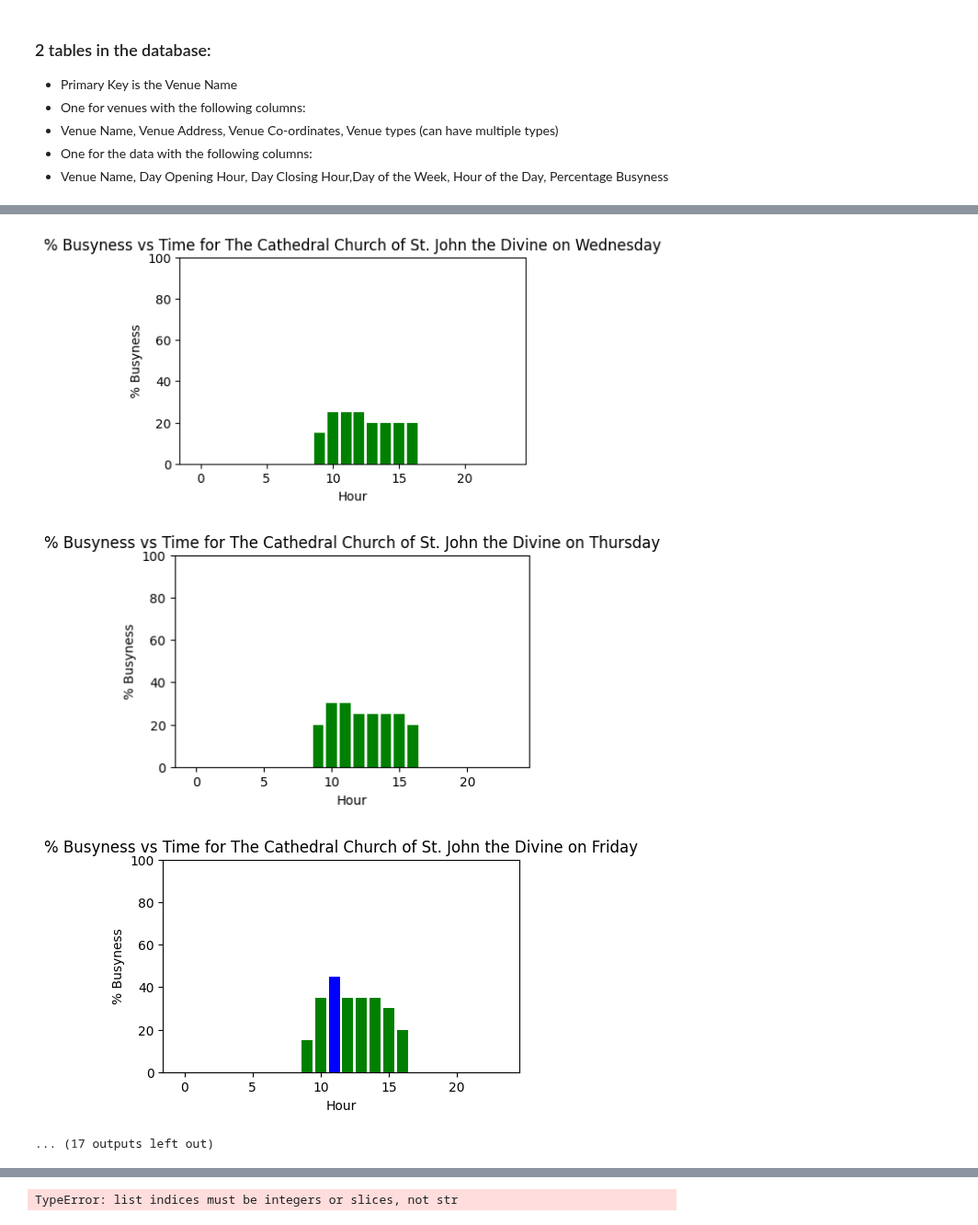
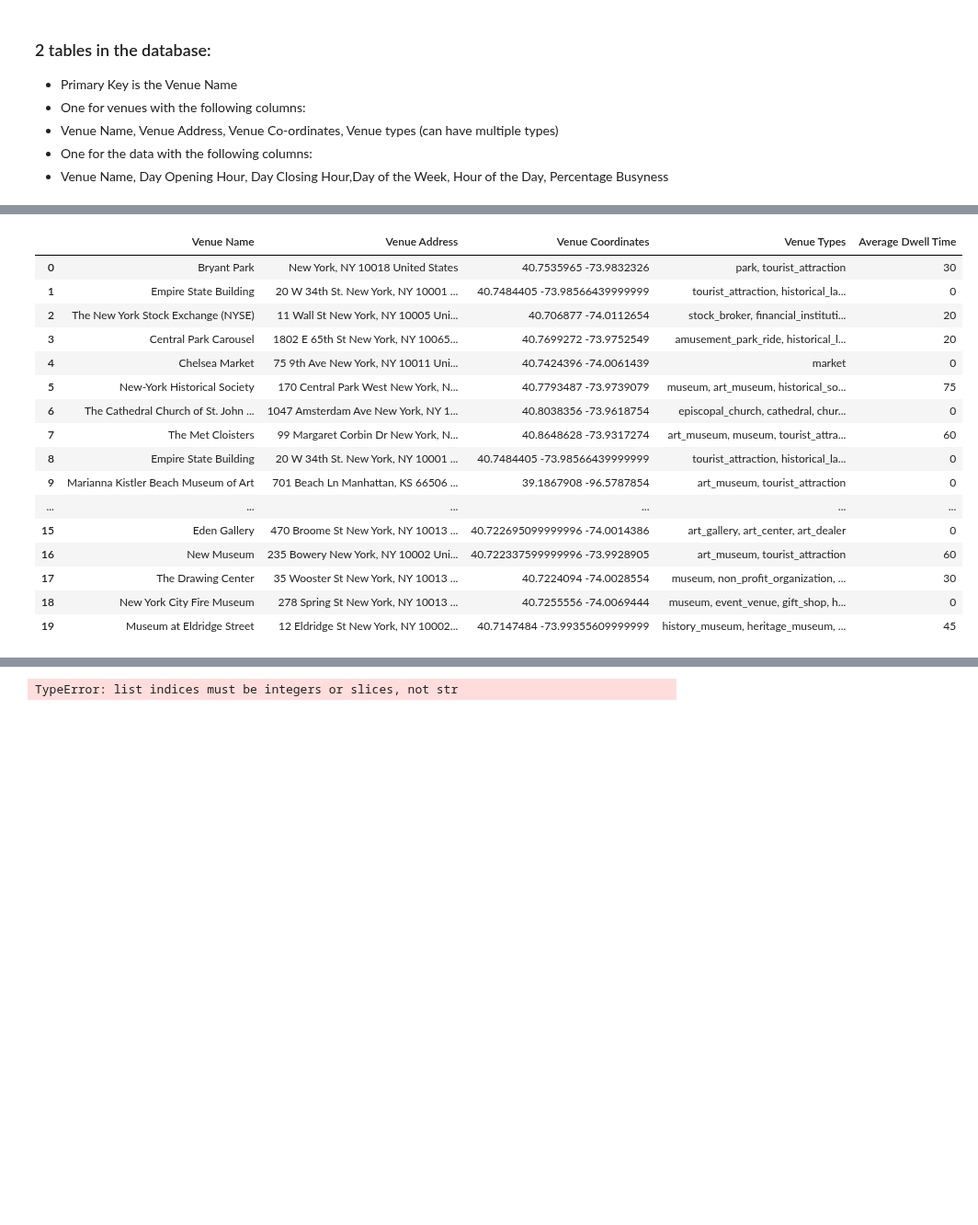
Before and after one commit to Fei117117/NYSeeNow, a Jupyter notebook: NYSeeNow-ML/BestTime/bestTimeNotebook.ipynb, the cells around one changed output, grey strips where cells are left out. Shown at 92% size. Drawn from its saved outputs; the diff is of its cells as text; code cells hidden in the pictures; blank space fills up the shorter version.

```diff
--- a/NYSeeNow-ML/BestTime/bestTimeNotebook.ipynb
+++ b/NYSeeNow-ML/BestTime/bestTimeNotebook.ipynb
@@ -51,21 +69,18 @@ import json
 # %%
 #Extracting data to be stored in json files
 # Read the JSON file with the 5 initial attractions responses
-with open('okResponses.json') as file:
+with open('okFullAddrAll.json') as file:
     ok_data = json.load(file)
-#read json file with first 10 attractions in large file
-with open('okFullAddr_1_10.json') as file:
-    ok_10_data = json.load(file)
 
 #number of venues
-num=4
+num=117
 # Create an empty DataFrame to store the venue data
 venue_data = pd.DataFrame(columns=['Venue Name', 'Venue Address', 'Venue Coordinates', 'Venue Types', 'Average Dwell Time'])
 busyness_data = pd.DataFrame(columns=['Venue Name','Opening Hour', 'Closing Hour', 'Day','Hour', 'Busyness'])
 
 #select the first venue
 for k in range(0,num):
-    data=ok_10_data[k]
+    data=ok_data[k]
 
     #populating the venue data array with valid info
     venue_name=data['venue_info']['venue_name']
@@ -104,23 +119,7 @@ for k in range(0,num):
             #append the busyness data to the DataFrame
             busyness_data.loc[k*168+i*24+j] = [venue_name, opening_time, closing_time, day, time, percentage_busyness]
 
-        #plot the time vs busyness:
-        plt.figure(figsize=(5, 3))
-        #color code the bars based on busyness percentage
-        colors = ['green' if p < 40 else 'blue' if p < 70 else 'red' for p in busy_data[i]]
-        plt.bar(time_data[i], busy_data[i], color=colors)
-        #plot as a coloured bar chart, the higher the number the more red it is
-        plt.bar(time_data[i], busy_data[i], color=colors)
 
-        #Add labels
-        plt.xlabel('Hour')
-        plt.ylabel('% Busyness')
-        plt.title('% Busyness vs Time for '+venue_name+ ' on '+ day)
-        #sttandardize % to 100 on y axis:
-        plt.ylim(0,100)
-        #Display the plot
-
-        plt.show()
 #show these tables nicely
 venue_data.head(20)
 # %% [output]
@@ -136,7 +126,20 @@ venue_data.head(20)
-[figure, removed]
-[figure, removed]
-[figure, removed]
-... (17 outputs left out)
+|  | Venue Name | Venue Address | Venue Coordinates | Venue Types | Average Dwell Time |
+| 0 | Bryant Park | New York, NY 10018 United States | 40.7535965 -73.9832326 | park, tourist_attraction | 30 |
+| 1 | Empire State Building | 20 W 34th St. New York, NY 10001 ... | 40.7484405 -73.98566439999999 | tourist_attraction, historical_la... | 0 |
+| 2 | The New York Stock Exchange (NYSE) | 11 Wall St New York, NY 10005 Uni... | 40.706877 -74.0112654 | stock_broker, financial_instituti... | 20 |
+| 3 | Central Park Carousel | 1802 E 65th St New York, NY 10065... | 40.7699272 -73.9752549 | amusement_park_ride, historical_l... | 20 |
+| 4 | Chelsea Market | 75 9th Ave New York, NY 10011 Uni... | 40.7424396 -74.0061439 | market | 0 |
+| 5 | New-York Historical Society | 170 Central Park West New York, N... | 40.7793487 -73.9739079 | museum, art_museum, historical_so... | 75 |
+| 6 | The Cathedral Church of St. John ... | 1047 Amsterdam Ave New York, NY 1... | 40.8038356 -73.9618754 | episcopal_church, cathedral, chur... | 0 |
+| 7 | The Met Cloisters | 99 Margaret Corbin Dr New York, N... | 40.8648628 -73.9317274 | art_museum, museum, tourist_attra... | 60 |
+| 8 | Empire State Building | 20 W 34th St. New York, NY 10001 ... | 40.7484405 -73.98566439999999 | tourist_attraction, historical_la... | 0 |
+| 9 | Marianna Kistler Beach Museum of Art | 701 Beach Ln Manhattan, KS 66506 ... | 39.1867908 -96.5787854 | art_museum, tourist_attraction | 0 |
+| ... | ... | ... | ... | ... | ... |
+| 15 | Eden Gallery | 470 Broome St New York, NY 10013 ... | 40.722695099999996 -74.0014386 | art_gallery, art_center, art_dealer | 0 |
+| 16 | New Museum | 235 Bowery New York, NY 10002 Uni... | 40.722337599999996 -73.9928905 | art_museum, tourist_attraction | 60 |
+| 17 | The Drawing Center | 35 Wooster St New York, NY 10013 ... | 40.7224094 -74.0028554 | museum, non_profit_organization, ... | 30 |
+| 18 | New York City Fire Museum | 278 Spring St New York, NY 10013 ... | 40.7255556 -74.0069444 | museum, event_venue, gift_shop, h... | 0 |
+| 19 | Museum at Eldridge Street | 12 Eldridge St New York, NY 10002... | 40.7147484 -73.99355609999999 | history_museum, heritage_museum, ... | 45 |
 # %%
 busyness_data.head(60)
 # %% [output]
```
Also changed, not shown: parts of 3 cells of this notebook, 9 other files.
